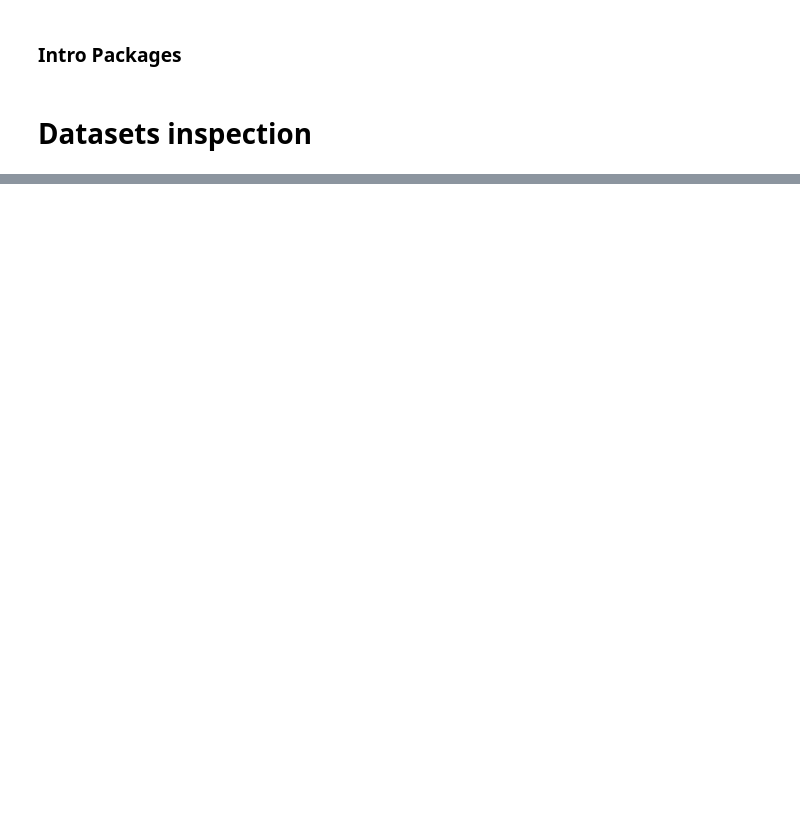
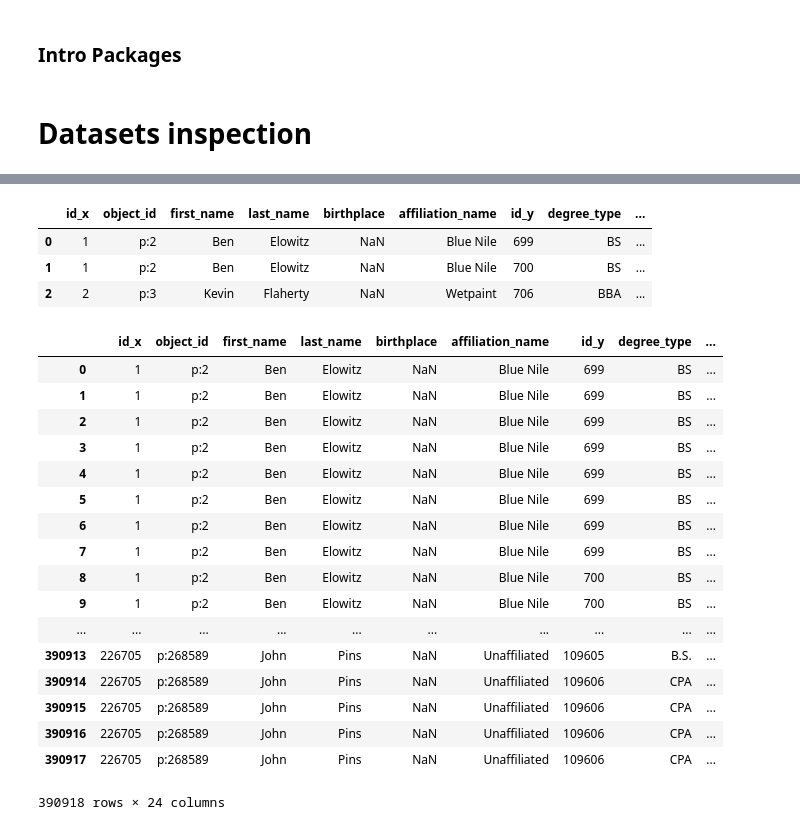
Before and after one commit to oanaale95/TL-Seeder, a Jupyter notebook: DataScienceML.ipynb, the cells around one changed output, grey strips where cells are left out. Drawn from its saved outputs; the diff is of its cells as text; code cells hidden in the pictures; blank space fills up the shorter version.

```diff
--- a/DataScienceML.ipynb
+++ b/DataScienceML.ipynb
@@ -146,0 +152,2 @@ df_peep.drop(columns='Unnamed: 6')
+# %%
+df_relationships.rename({'person_object_id': 'object_id'}, axis='columns', inplace=True)
@@ -170,0 +349,2 @@ df_companies.nunique()
+# %%
+pd.set_option('display.max_columns', 500)
@@ -170,0 +365,7 @@ df_companies.nunique()
+# %%
+df_peep.head(3)
+# %% [output]
+|  | id_x | object_id | first_name | last_name | birthplace | affiliation_name | id_y | degree_type | ... |
+| 0 | 1 | p:2 | Ben | Elowitz | NaN | Blue Nile | 699 | BS | ... |
+| 1 | 1 | p:2 | Ben | Elowitz | NaN | Blue Nile | 700 | BS | ... |
+| 2 | 2 | p:3 | Kevin | Flaherty | NaN | Wetpaint | 706 | BBA | ... |
@@ -170,0 +375,23 @@ df_companies.nunique()
+# %%
+df_people= pd.merge(df_peep, df_relationships, on='object_id')
+# %%
+df_people
+# %% [output]
+|  | id_x | object_id | first_name | last_name | birthplace | affiliation_name | id_y | degree_type | ... |
+| 0 | 1 | p:2 | Ben | Elowitz | NaN | Blue Nile | 699 | BS | ... |
+| 1 | 1 | p:2 | Ben | Elowitz | NaN | Blue Nile | 699 | BS | ... |
+| 2 | 1 | p:2 | Ben | Elowitz | NaN | Blue Nile | 699 | BS | ... |
+| 3 | 1 | p:2 | Ben | Elowitz | NaN | Blue Nile | 699 | BS | ... |
+| 4 | 1 | p:2 | Ben | Elowitz | NaN | Blue Nile | 699 | BS | ... |
+| 5 | 1 | p:2 | Ben | Elowitz | NaN | Blue Nile | 699 | BS | ... |
+| 6 | 1 | p:2 | Ben | Elowitz | NaN | Blue Nile | 699 | BS | ... |
+| 7 | 1 | p:2 | Ben | Elowitz | NaN | Blue Nile | 699 | BS | ... |
+| 8 | 1 | p:2 | Ben | Elowitz | NaN | Blue Nile | 700 | BS | ... |
+| 9 | 1 | p:2 | Ben | Elowitz | NaN | Blue Nile | 700 | BS | ... |
+| ... | ... | ... | ... | ... | ... | ... | ... | ... | ... |
+| 390913 | 226705 | p:268589 | John | Pins | NaN | Unaffiliated | 109605 | B.S. | ... |
+| 390914 | 226705 | p:268589 | John | Pins | NaN | Unaffiliated | 109606 | CPA | ... |
+| 390915 | 226705 | p:268589 | John | Pins | NaN | Unaffiliated | 109606 | CPA | ... |
+| 390916 | 226705 | p:268589 | John | Pins | NaN | Unaffiliated | 109606 | CPA | ... |
+| 390917 | 226705 | p:268589 | John | Pins | NaN | Unaffiliated | 109606 | CPA | ... |
+390918 rows × 24 columns
```
Also changed, not shown: parts of 80 cells of this notebook, 2 other files.
